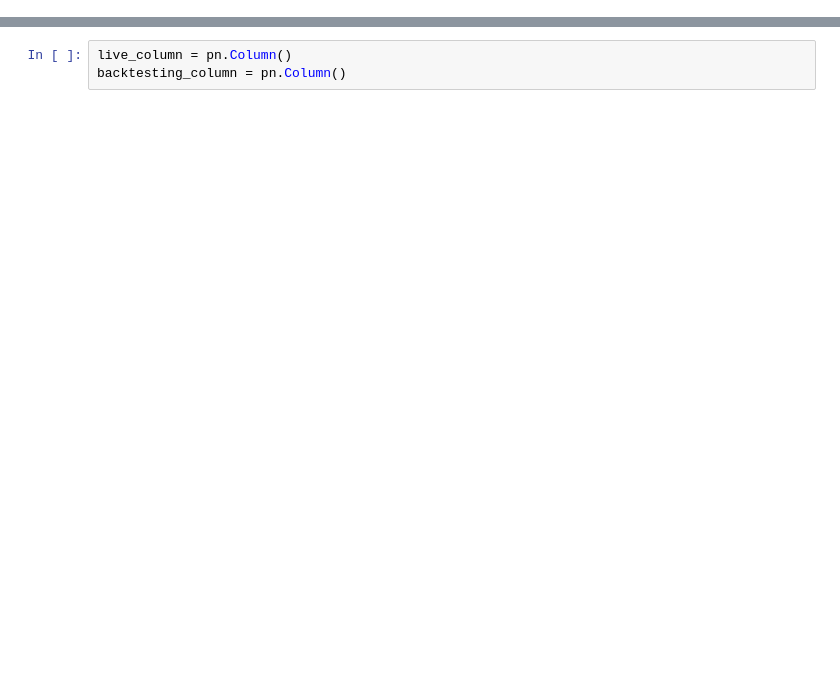
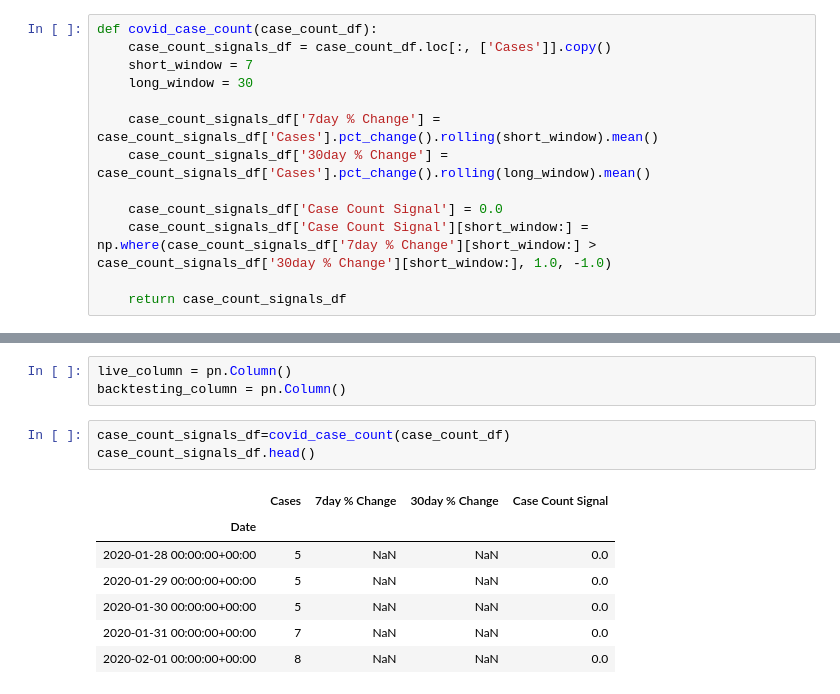
Before and after one commit to awanzek/FinTech_Project2, a Jupyter notebook: dashboard.ipynb, the cells around one changed output, grey strips where cells are left out. Drawn from its saved outputs; the diff is of its cells as text; blank space fills up the shorter version.

```diff
--- a/dashboard.ipynb
+++ b/dashboard.ipynb
@@ -41,3 +77,16 @@ def covid_case():
+# %%
+def covid_case_count(case_count_df):
+    case_count_signals_df = case_count_df.loc[:, ['Cases']].copy()
+    short_window = 7
+    long_window = 30
+
+    case_count_signals_df['7day % Change'] = case_count_signals_df['Cases'].pct_change().rolling(short_window).mean()
+    case_count_signals_df['30day % Change'] = case_count_signals_df['Cases'].pct_change().rolling(long_window).mean()
+
+    case_count_signals_df['Case Count Signal'] = 0.0
+    case_count_signals_df['Case Count Signal'][short_window:] = np.where(case_count_signals_df['7day % Change'][short_window:] > case_count_signals_df['30day % Change'][short_window:], 1.0, -1.0)
+
+    return case_count_signals_df
 # %%
 def covid_sentiment(newsapi):
     daily_signal_dict={}
@@ -109,3 +158,14 @@ return sentiment_signal_df
 # %%
 live_column = pn.Column()
 backtesting_column = pn.Column()
+# %%
+case_count_signals_df=covid_case_count(case_count_df)
+case_count_signals_df.head()
+# %% [output]
+|  | Cases | 7day % Change | 30day % Change | Case Count Signal |
+| Date |  |  |  |  |
+| 2020-01-28 00:00:00+00:00 | 5 | NaN | NaN | 0.0 |
+| 2020-01-29 00:00:00+00:00 | 5 | NaN | NaN | 0.0 |
+| 2020-01-30 00:00:00+00:00 | 5 | NaN | NaN | 0.0 |
+| 2020-01-31 00:00:00+00:00 | 7 | NaN | NaN | 0.0 |
+| 2020-02-01 00:00:00+00:00 | 8 | NaN | NaN | 0.0 |
```
Also changed, not shown: parts of 9 cells of this notebook.
